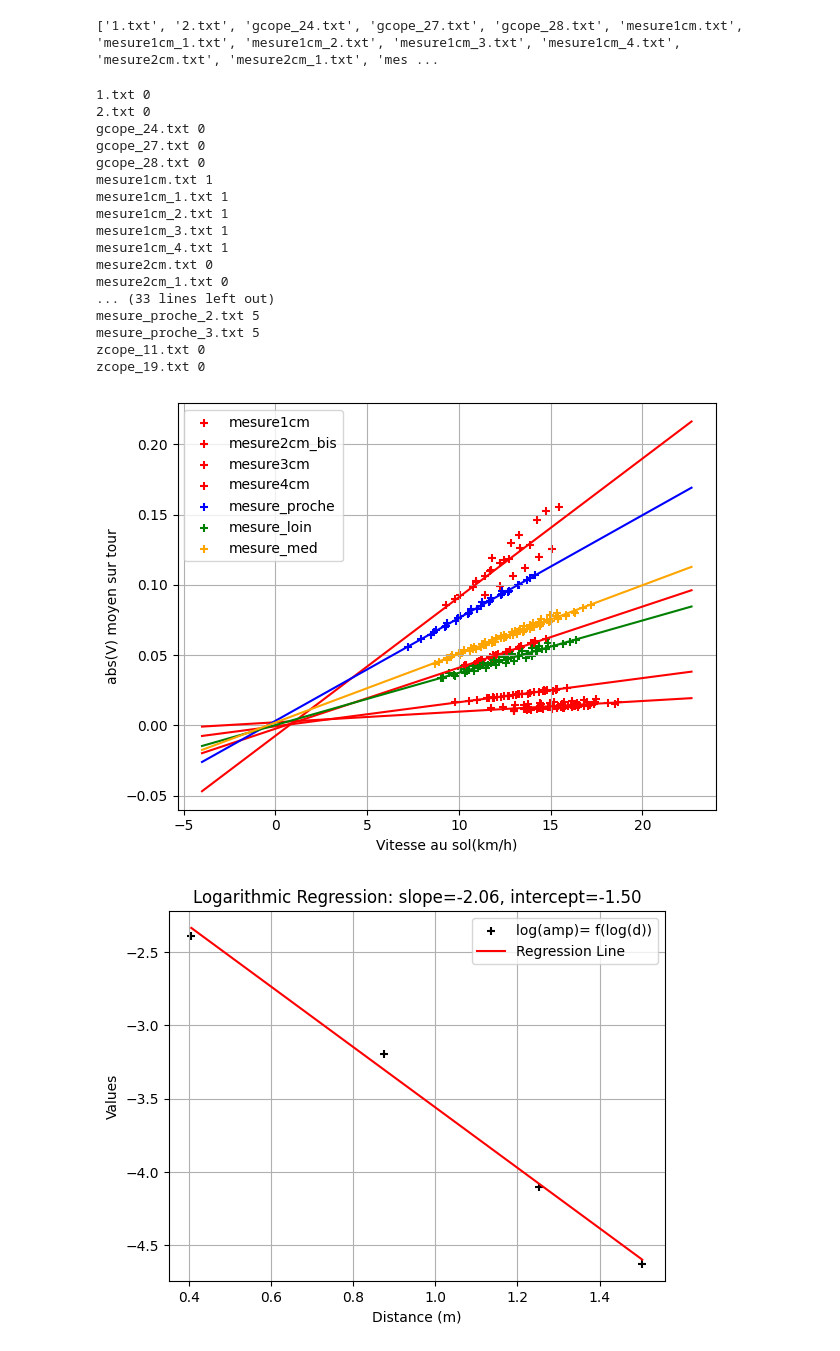
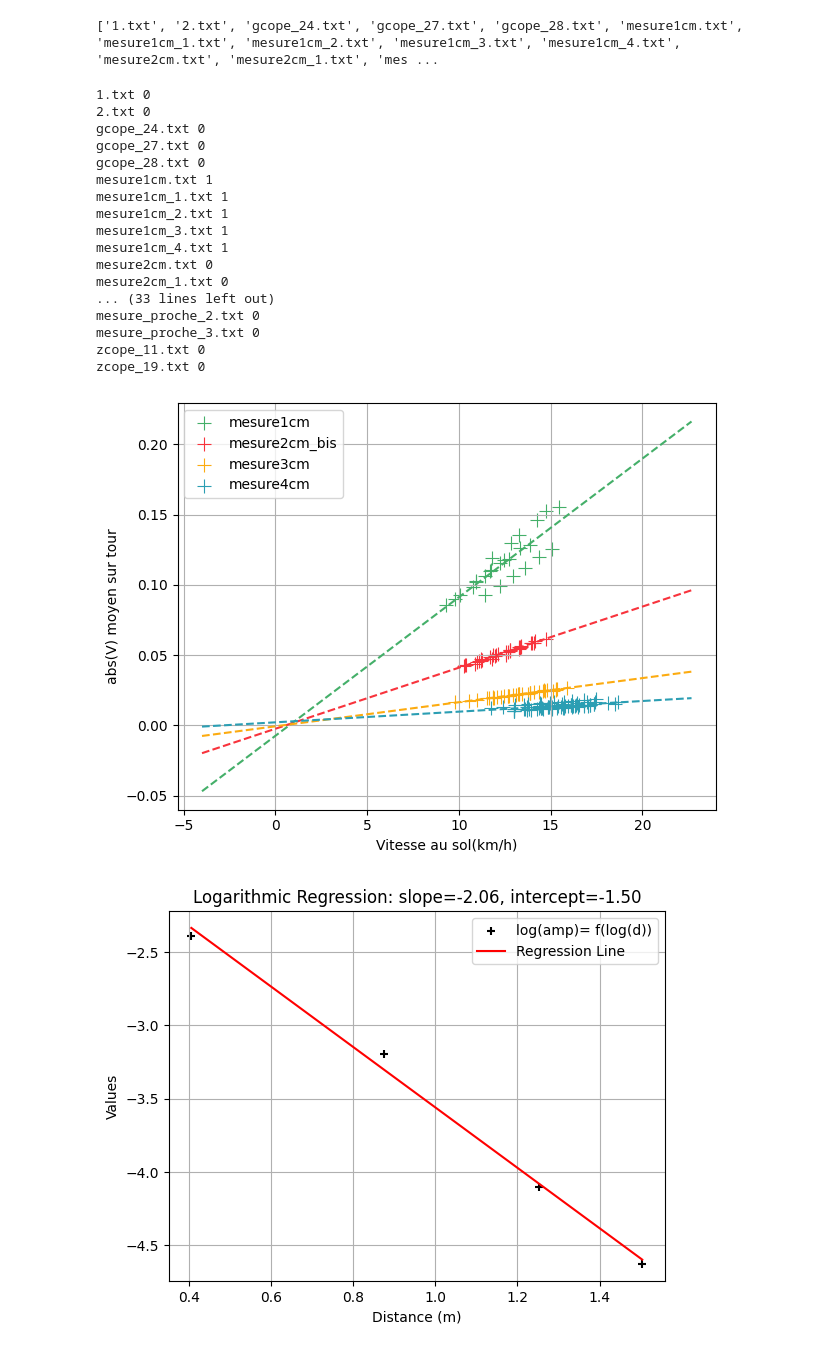
Before and after one commit to FuriousBird/TIPE_Dynamo, a Jupyter notebook: pipeline/speed_dist.ipynb, the cells around one changed output. Drawn from its saved outputs; the diff is of its cells as text; code cells hidden in the pictures.

```diff
--- a/pipeline/speed_dist.ipynb
+++ b/pipeline/speed_dist.ipynb
@@ -14,8 +14,8 @@ print(data_files)
 
 RAYON_ROUE = 0.69/2
 PERIMETRE_ROUE = 2*3.14159*RAYON_ROUE
-NAMES_INDEX = ["mesure1cm", "mesure2cm_bis", "mesure3cm", "mesure4cm", "mesure_proche", "mesure_loin", "mesure_med"]
-COLORS_INDEX = ["red"]*4 + ["blue", "green", "orange"]
+NAMES_INDEX = ["mesure1cm", "mesure2cm_bis", "mesure3cm", "mesure4cm"]
+COLORS_INDEX = ["#44af69", "#f8333c", "#fcab10", "#2b9eb3"]
 # %% [output]
 ['1.txt', '2.txt', 'gcope_24.txt', 'gcope_27.txt', 'gcope_28.txt', 'mesure1cm.txt', 'mesure1cm_1.txt', 'mesure1cm_2.txt', 'mesure1cm_3.txt', 'mesure1cm_4.txt', 'mesure2cm.txt', 'mesure2cm_1.txt', 'mes ...
 # %%
@@ -69,39 +69,39 @@ Vmin = -toffset
 Vmax+= toffset
 
 for i in range(len(NAMES_INDEX)):
-    plt.scatter(V_mesures[i], ampl_mesures[i], label=NAMES_INDEX[i], color=COLORS_INDEX[i], marker="+")
+    plt.scatter(V_mesures[i], ampl_mesures[i], label=NAMES_INDEX[i], color=COLORS_INDEX[i], marker="+", s=100, linewidths=0.8)
     reg = stats.linregress(V_mesures[i], ampl_mesures[i])
 
     valsT = [Vmin, Vmax]
     valsL = [reg[1]+Vmin*reg[0], reg[1] + Vmax*reg[0]]
-    plt.plot(valsT,valsL, color=COLORS_INDEX[i])
+    plt.plot(valsT,valsL, color=COLORS_INDEX[i], linestyle="--", linewidth=1.5)
 
 # plt.title("fp: "+fp)
 plt.xlabel("Vitesse au sol(km/h)")
 plt.ylabel("abs(V) moyen sur tour")
 plt.grid()
 plt.tight_layout()
 plt.legend()
 plt.show()
 # %% [output]
 1.txt 0
 2.txt 0
 gcope_24.txt 0
 gcope_27.txt 0
 gcope_28.txt 0
 mesure1cm.txt 1
 mesure1cm_1.txt 1
 mesure1cm_2.txt 1
 mesure1cm_3.txt 1
 mesure1cm_4.txt 1
 mesure2cm.txt 0
 mesure2cm_1.txt 0
 ... (33 lines left out)
-mesure_proche_2.txt 5
-mesure_proche_3.txt 5
+mesure_proche_2.txt 0
+mesure_proche_3.txt 0
 zcope_11.txt 0
 zcope_19.txt 0
-[figure, old version]
+[figure, new version]
 # %%
 
 # Filter the curves matching the specified names
```
Also changed, not shown: parts of 1 cell of this notebook, 9 other files.
